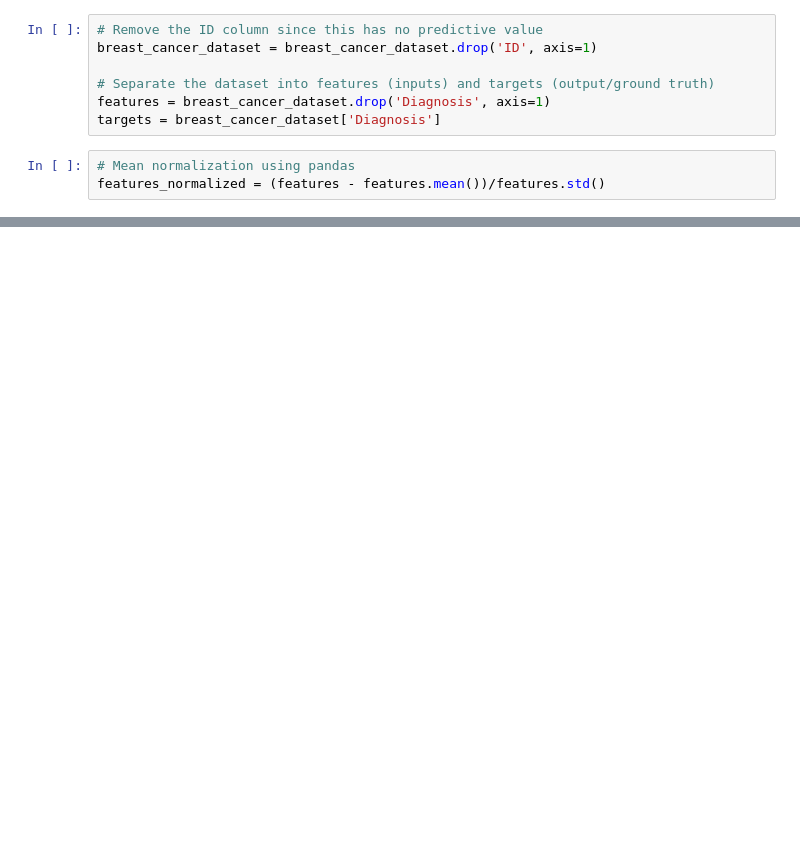
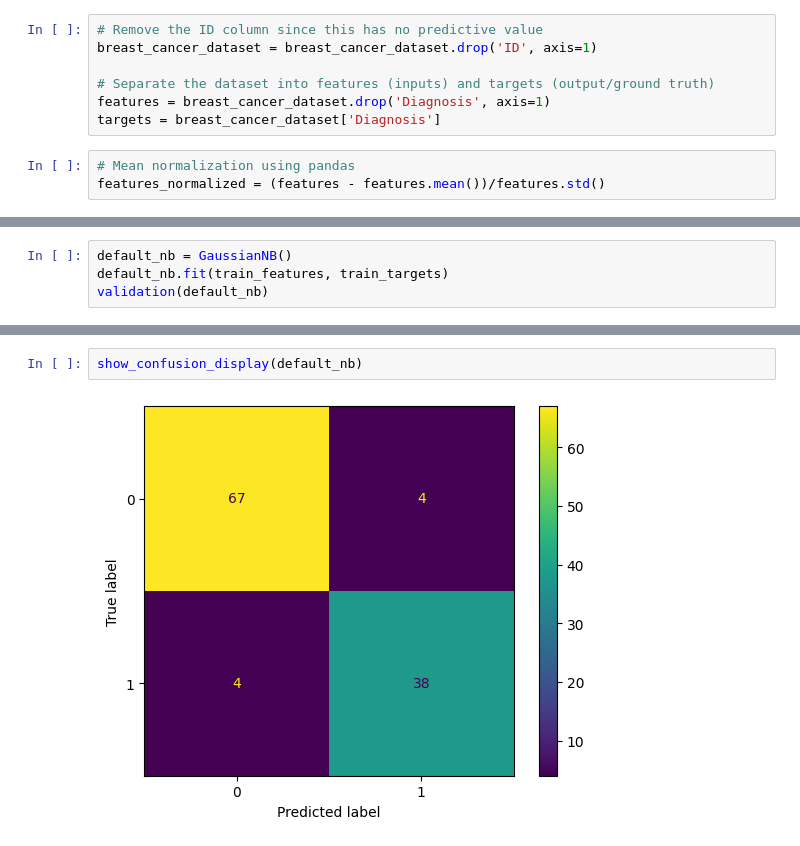
Before and after one commit to Finken2002/itf31519_2026, a Jupyter notebook: pipeline_baseline_evaluation/workshop_0809.ipynb, the cells around one changed output, grey strips where cells are left out. Cells and saved outputs as stored; diff of their text form; blank space fills up the shorter version.

```diff
--- a/pipeline_baseline_evaluation/workshop_0809.ipynb
+++ b/pipeline_baseline_evaluation/workshop_0809.ipynb
@@ -132,0 +186,4 @@ Training Accuracy: 0.98 Validation: 0.92
+# %%
+default_nb = GaussianNB()
+default_nb.fit(train_features, train_targets)
+validation(default_nb)
@@ -137,0 +279,4 @@ Training Accuracy: 0.98 Validation Accuracy: 0.92 Testing: 0.89
+# %%
+show_confusion_display(default_nb)
+# %% [output]
+[figure, added]
```
Also changed, not shown: parts of 37 cells of this notebook, 1 other file.
